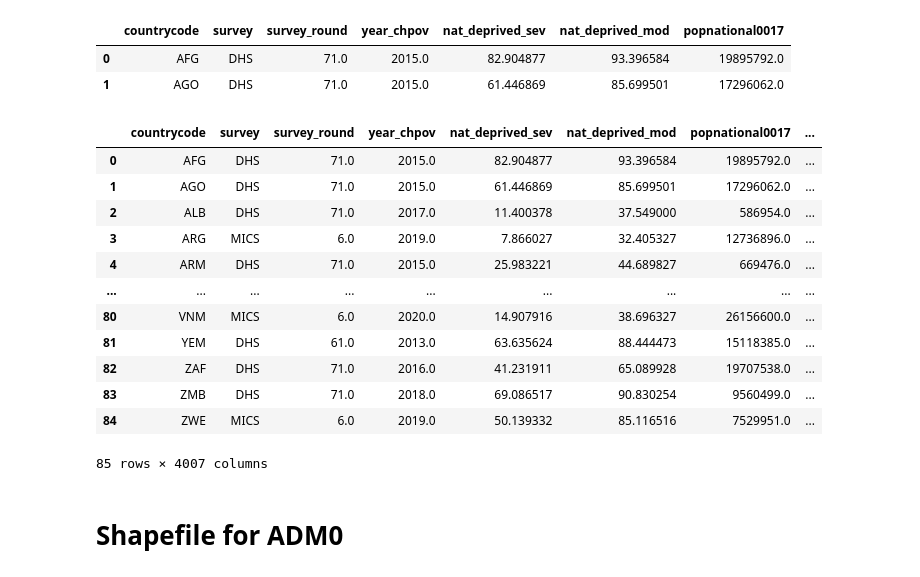
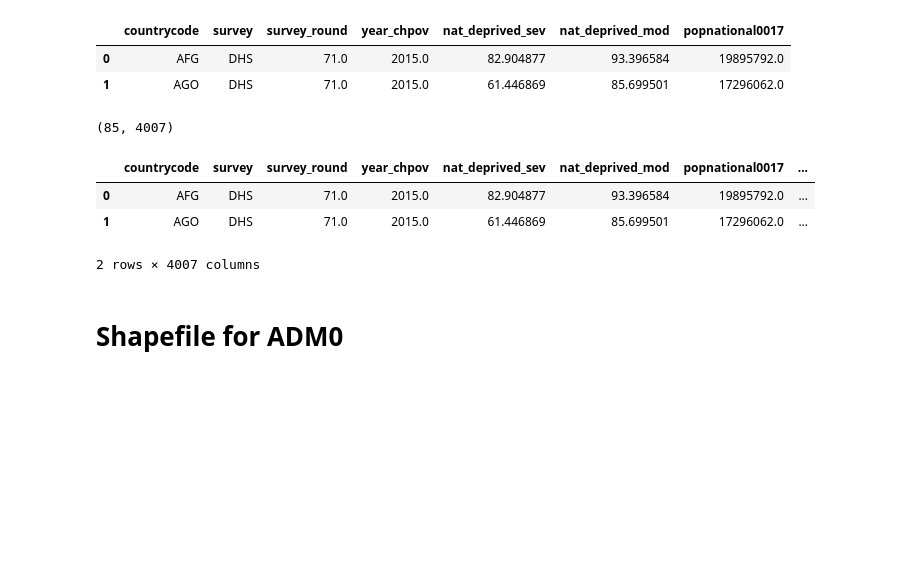
Before and after one commit to marinavicini/child_poverty_iraq, a Jupyter notebook: notebooks/1.0_mv_load-adm0-data.ipynb, the cells around one changed output. Cells and saved outputs as stored; diff of their text form; code cells hidden in the pictures; blank space fills up the shorter version.

```diff
--- a/notebooks/1.0_mv_load-adm0-data.ipynb
+++ b/notebooks/1.0_mv_load-adm0-data.ipynb
@@ -31,21 +32,14 @@ pov_adm0.head(2)
 # %%
 adm0 = pd.merge(pov_adm0, mosaiks_adm0, how='left', left_on = 'countrycode', right_on = 'shapeGroup')
 adm0.drop(columns=['shapeGroup'], inplace=True)
-adm0
+print(adm0.shape)
+adm0.head(2)
 # %% [output]
+(85, 4007)
 |  | countrycode | survey | survey_round | year_chpov | nat_deprived_sev | nat_deprived_mod | popnational0017 | ... |
 | 0 | AFG | DHS | 71.0 | 2015.0 | 82.904877 | 93.396584 | 19895792.0 | ... |
 | 1 | AGO | DHS | 71.0 | 2015.0 | 61.446869 | 85.699501 | 17296062.0 | ... |
-| 2 | ALB | DHS | 71.0 | 2017.0 | 11.400378 | 37.549000 | 586954.0 | ... |
-| 3 | ARG | MICS | 6.0 | 2019.0 | 7.866027 | 32.405327 | 12736896.0 | ... |
-| 4 | ARM | DHS | 71.0 | 2015.0 | 25.983221 | 44.689827 | 669476.0 | ... |
-| ... | ... | ... | ... | ... | ... | ... | ... | ... |
-| 80 | VNM | MICS | 6.0 | 2020.0 | 14.907916 | 38.696327 | 26156600.0 | ... |
-| 81 | YEM | DHS | 61.0 | 2013.0 | 63.635624 | 88.444473 | 15118385.0 | ... |
-| 82 | ZAF | DHS | 71.0 | 2016.0 | 41.231911 | 65.089928 | 19707538.0 | ... |
-| 83 | ZMB | DHS | 71.0 | 2018.0 | 69.086517 | 90.830254 | 9560499.0 | ... |
-| 84 | ZWE | MICS | 6.0 | 2019.0 | 50.139332 | 85.116516 | 7529951.0 | ... |
-85 rows × 4007 columns
+2 rows × 4007 columns
 # %% [markdown]
 # Shapefile for ADM0
 # %%
```
Also changed, not shown: parts of 18 cells of this notebook, 4 other files.
